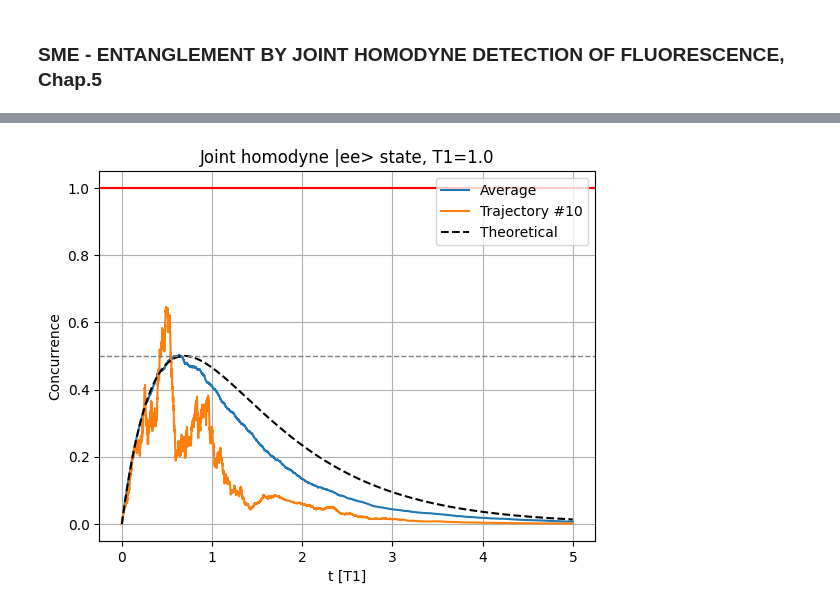
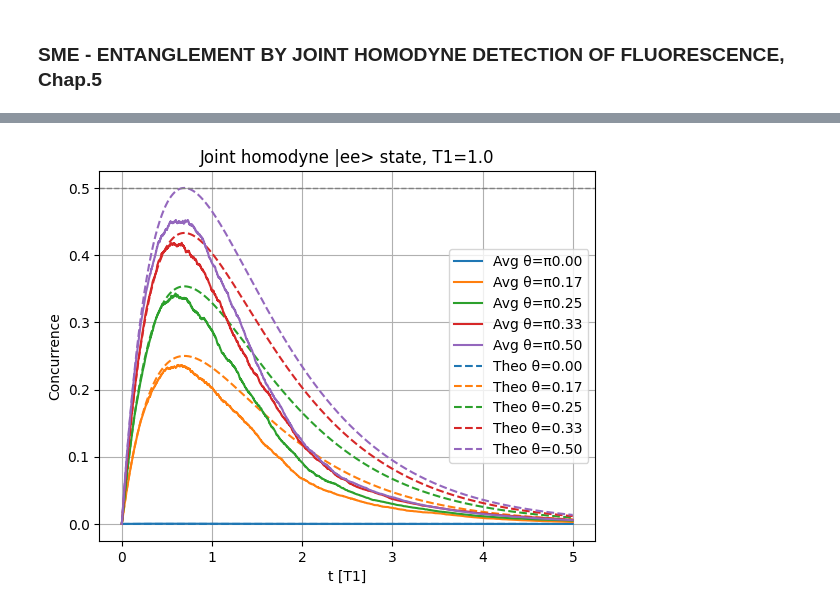
Before and after one commit to ErCampa99/Stochastic_Master_Thesis, a Jupyter notebook: Codes/Joint_homodyne_fluorescence.ipynb, the cells around one changed output, grey strips where cells are left out. Drawn from its saved outputs; the diff is of its cells as text; code cells hidden in the pictures.

```diff
--- a/Codes/Joint_homodyne_fluorescence.ipynb
+++ b/Codes/Joint_homodyne_fluorescence.ipynb
@@ -40,7 +53,7 @@ def compute_mean_concurrence(conc_array):
 GAMMA = 1              # Atom decay rate
 OMEGA = 1
 T_1 = 1 / GAMMA  # time constant for the decay
-ntraj = 20 # number of trajectories
+ntraj = 500 # number of trajectories
 I_2 = qeye(2)  # identity operator for 2-level system
 sm = sigmam()  # lowering operator for 2-level system (atom)
 
@@ -62,15 +78,12 @@ times = np.arange(0, 5*T_1, 0.001*T_1) # time vector
 # %%
-# solve the master equation using the stochastic master equation with photodetection
-#Without dt doesn't work ?!?!?!?!
-
-my_theta = [0, np.pi / (6), np.pi / (4), np.pi / (3), np.pi /2] # angles for the homodyne detection
+my_theta = [0, 1 / (6), 1 / (4), 1 / (3), 1 /2] # angles for the homodyne detection
 
 mean_conc_ee_solutions_jhom = []
 
 for theta in my_theta:
         sc_ops = [
         np.sqrt(GAMMA / 2) * (sigma_minus_1 + sigma_minus_2),
-        np.exp(1j * theta) * np.sqrt(GAMMA / 2) * (sigma_minus_1 - sigma_minus_2)
+        np.exp(1j * np.pi * theta) * np.sqrt(GAMMA / 2) * (sigma_minus_1 - sigma_minus_2)
     ]
 
         my_exp = ssesolve(
@@ -101,21 +139,26 @@ for theta in my_theta:
 #conc_ee_solutions_jhom = compute_concurrences(my_exp)
 #mean_conc_ee_solutions_jhom = compute_mean_concurrence(conc_ee_solutions_jhom)
 # %%
+line_theta = []
+line_theo = []
+
 for i, theta in enumerate(my_theta):
     # plottiamo la curva per il theta i-esimo
-    plt.plot(times, mean_conc_ee_solutions_jhom[i], label=f"Average θ={theta:.2f}")
+    line_theta_temp, = plt.plot(times, mean_conc_ee_solutions_jhom[i], label=f"Avg θ=π{(theta):.2f}")
+    line_theta.append(line_theta_temp)
+
+    line_theor_temp, = plt.plot(times, theo_concurrence(times, GAMMA)*np.sin(np.pi*theta), color=line_theta_temp.get_color(), linestyle ='--', label=f"Theo θ={theta:.2f}")
+    line_theo.append(line_theor_temp)
 
 #line2, = plt.plot(times, conc_ee_solutions_jhom[11], label="Trajectory #10")
-line3, = plt.plot(times, theo_concurrence(times, GAMMA), color='black', linestyle ='--', label="Theoretical")
-
 plt.axhline(y=0.5, color='gray', linestyle='--', linewidth=1, label='y = 0.5')
-plt.axhline(y=1, color='red', linestyle='-', linewidth=1.5, label='y = 1')
+#plt.axhline(y=1, color='red', linestyle='-', linewidth=1.5, label='y = 1')
 
 plt.xlabel("t [T1]")
 plt.ylabel("Concurrence")
 plt.title(f"Joint homodyne |ee> state, T1={T_1}")
 plt.grid(True)
-plt.legend(handles = [line1, line3])
+plt.legend(handles = line_theta + line_theo)
 plt.show()
 # %% [output]
-[figure, old version]
+[figure, new version]
```
Also changed, not shown: parts of 7 cells of this notebook, 1 other file.
